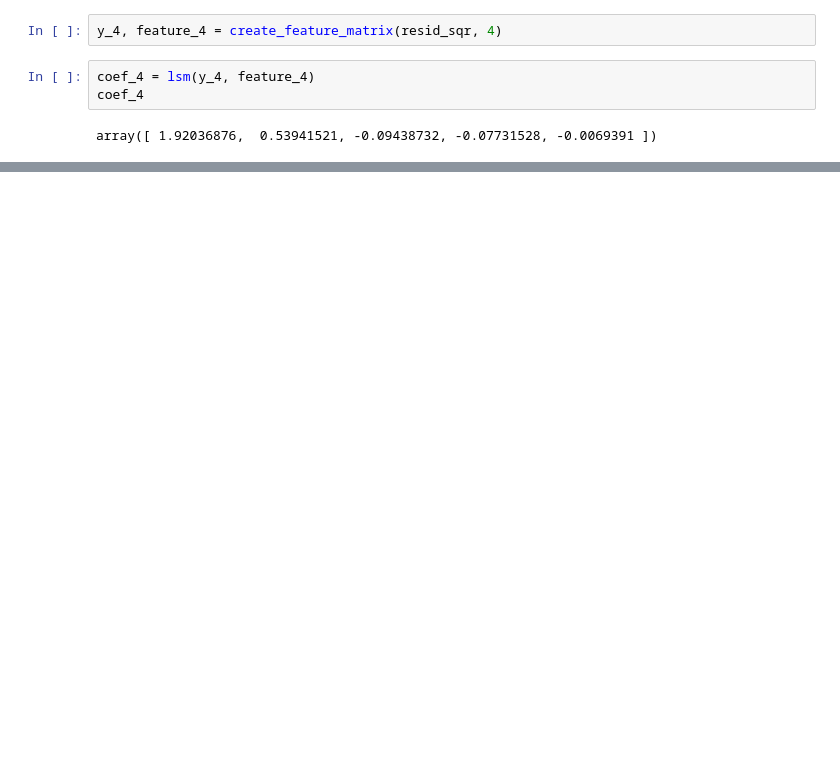
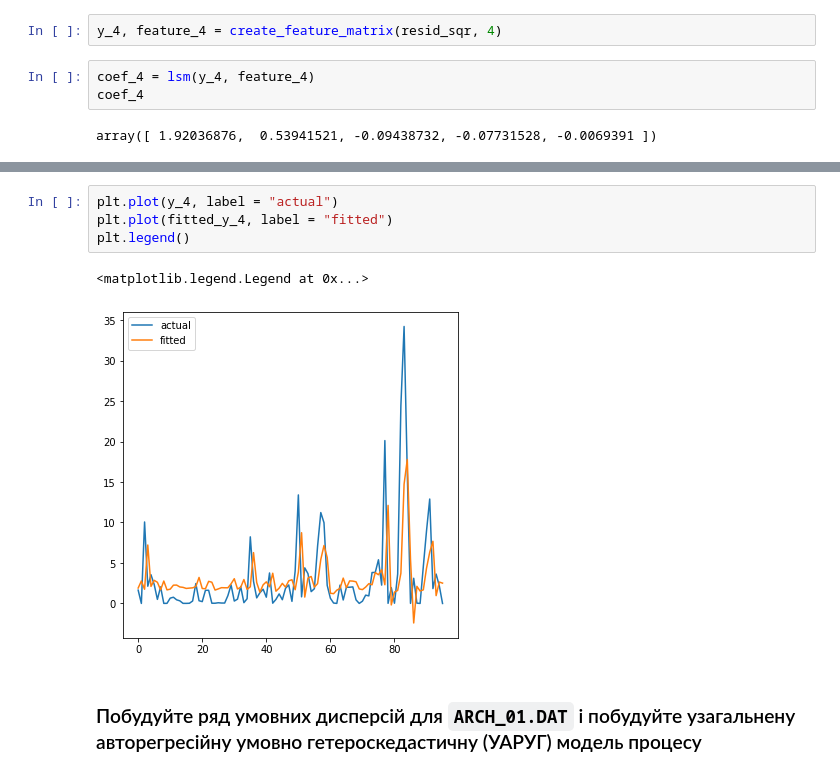
Before and after one commit to artemkavara/time_series_kpi, a Jupyter notebook: Lab_5/Lab_5.ipynb, the cells around one changed output, grey strips where cells are left out. Cells and saved outputs as stored; diff of their text form; blank space fills up the shorter version.

```diff
--- a/Lab_5/Lab_5.ipynb
+++ b/Lab_5/Lab_5.ipynb
@@ -191,0 +246,9 @@ array([ 1.92036876,  0.53941521, -0.09438732, -0.07731528, -0.0069391 ])
+# %%
+plt.plot(y_4, label = "actual")
+plt.plot(fitted_y_4, label = "fitted")
+plt.legend()
+# %% [output]
+<matplotlib.legend.Legend at 0x...>
+[figure, added]
+# %% [markdown]
+### Побудуйте ряд умовних дисперсій для `ARCH_01.DAT`  і побудуйте узагальнену авторегресійну умовно гетероскедастичну (УАРУГ) модель процесу
```
Also changed, not shown: parts of 36 cells of this notebook.
